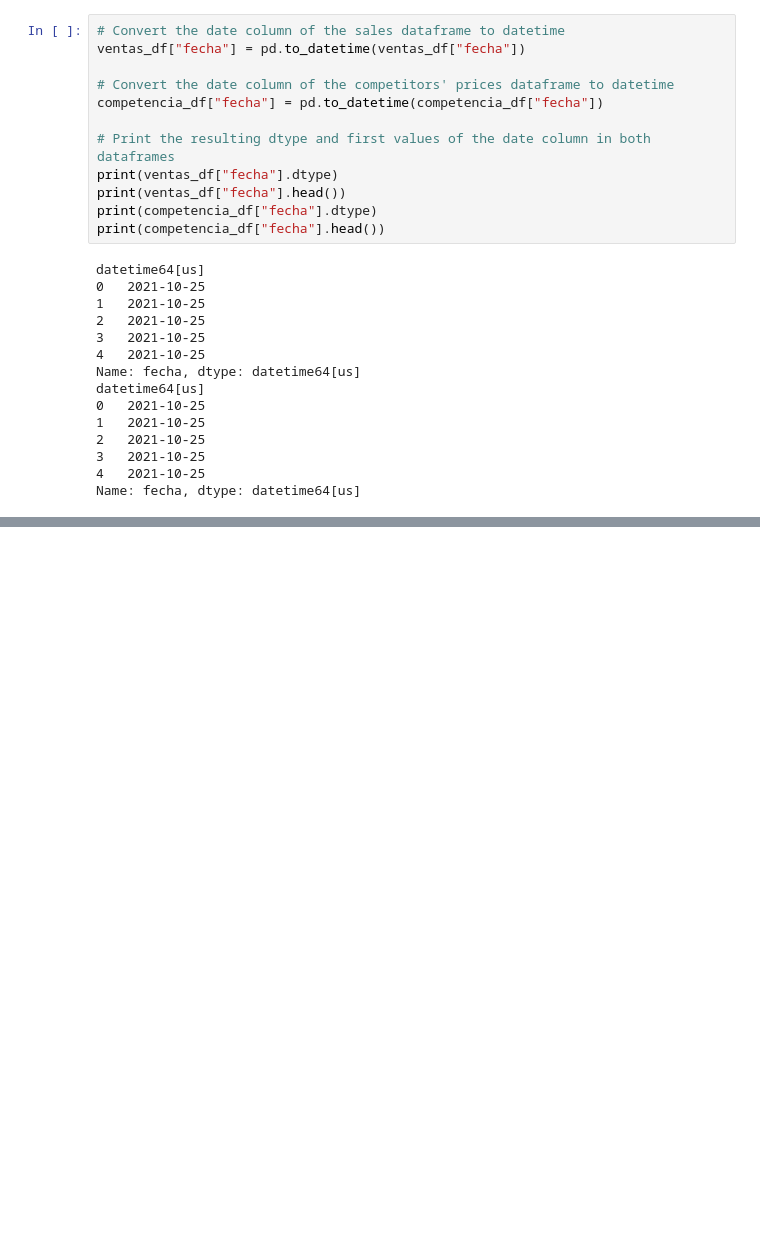
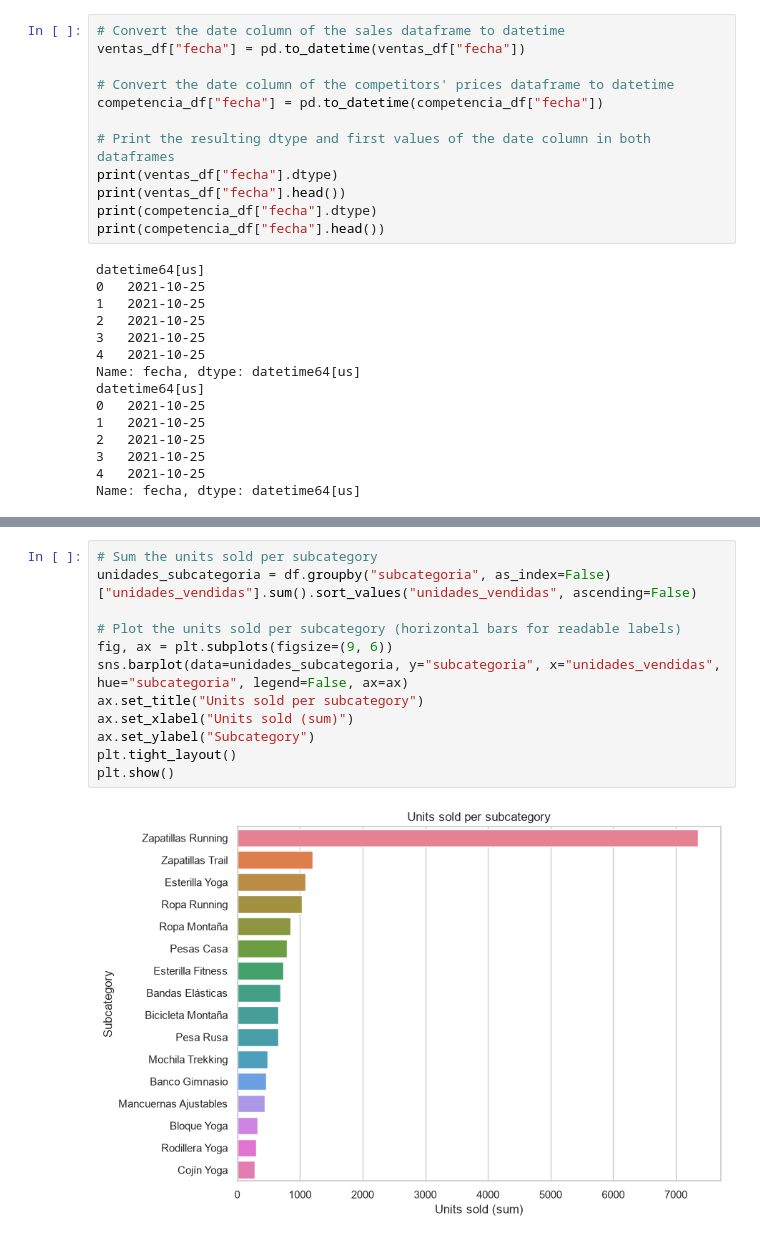
Before and after one commit to madatascienceml/black-friday-sales-forecasting, a Jupyter notebook: notebooks/entrenamiento.ipynb, the cells around one changed output, grey strips where cells are left out. Drawn from its saved outputs; the diff is of its cells as text; blank space fills up the shorter version.

```diff
--- a/notebooks/entrenamiento.ipynb
+++ b/notebooks/entrenamiento.ipynb
@@ -332,0 +418,14 @@ df.head()
+# %%
+# Sum the units sold per subcategory
+unidades_subcategoria = df.groupby("subcategoria", as_index=False)["unidades_vendidas"].sum().sort_values("unidades_vendidas", ascending=False)
+
+# Plot the units sold per subcategory (horizontal bars for readable labels)
+fig, ax = plt.subplots(figsize=(9, 6))
+sns.barplot(data=unidades_subcategoria, y="subcategoria", x="unidades_vendidas", hue="subcategoria", legend=False, ax=ax)
+ax.set_title("Units sold per subcategory")
+ax.set_xlabel("Units sold (sum)")
+ax.set_ylabel("Subcategory")
+plt.tight_layout()
+plt.show()
+# %% [output]
+[figure, added]
```
Also changed, not shown: parts of 13 cells of this notebook.
